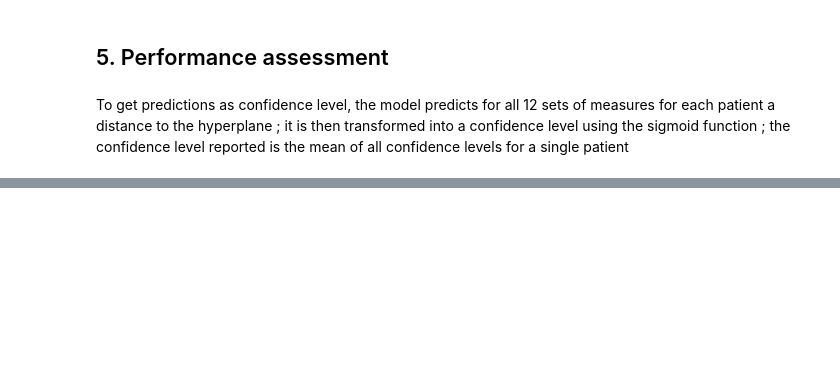
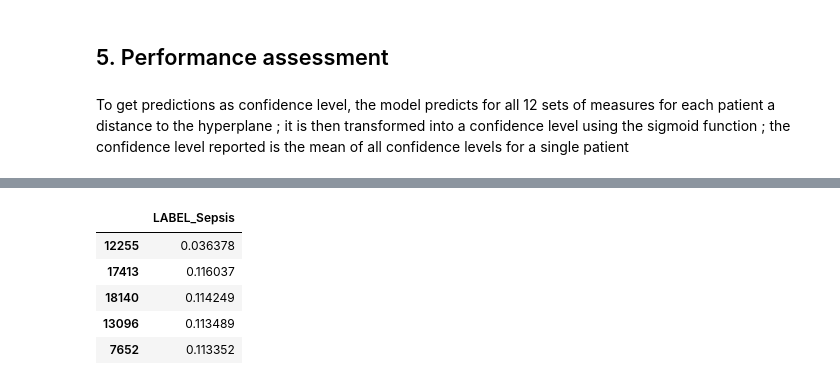
Before and after one commit to pjhartout/Introduction_to_Machine_Learning, a Jupyter notebook: projects/project_2/subtask1and2.ipynb, the cells around one changed output, grey strips where cells are left out. Cells and saved outputs as stored; diff of their text form; code cells hidden in the pictures; blank space fills up the shorter version.

```diff
--- a/projects/project_2/subtask1.ipynb
+++ b/projects/project_2/subtask1and2.ipynb
@@ -255,0 +259,2 @@ for i in range(len(y_train_set)):
+# %%
+X_train_resampled_sepsis, y_train_resampled_sepsis = oversampling_strategies(X_train, y_train_sepsis, strategy="adasyn")
@@ -401,0 +439,2 @@ gridsearch_non_lin_svm_models = get_models(X_train_resampled_set, y_train_resamp
+# %%
+naive_sepsis_model = get_model_sepsis(X_train_resampled_sepsis,y_train_resampled_sepsis,alpha=5,typ="naive", reduced=True, size=100)
@@ -439,6 +489,30 @@ def get_predictions(X_test,test_pids,svm_models,reduced=True,nb_patients=100):
         df = pd.DataFrame({test: y_mean},index=test_pids)
         df_pred = pd.concat([df_pred,df], axis=1)
     return df_pred
+# %%
+def get_sepsis_predictions(X_test,test_pids,svm,reduced=True,nb_patients=100):
+    """Function to obtain predictions for every model, as a confidence level : the closer to 1 (resp 0), the more confidently)
+            the sample belongs to class 1 (resp 0).
+        Parameters: X_test = np.array, set of preprocessed test values
+                    test_pids = np.array, unique set of patient ids in test set
+                    svm_models = list, fitted svm models to training set
+                    reduced = boolean, default True, if random sampling of dataset to test of smaller dataset
+                    nb_patients = int, size of number of patients selected, ignored if reduced == False
+        Returns:
+                df_pred = pd.DataFrame, dataframe containing for each patient id the predicted label as a confidence level
+    """
+    if reduced:
+        # sample at random nb_patients patients
+        test_pids = sample(list(test_pids),nb_patients)
+        X_test = X_test[test_pids]
+    # decision_function returns the distance to the hyperplane
+    y_conf = svm.decision_function(X_test)
+    # compute the predictions as confidence levels, ie using sigmoid function instead of sign function
+    y_pred = [sigmoid_f(y_conf[i]) for i in range(len(y_conf))]
+    # use the mean of the computation for each patient as overall confidence level
+    y_mean = [np.mean(y_pred[i:i+12]) for i in range(len(test_pids))]
+    df = pd.DataFrame({sepsis[0]: y_mean},index=test_pids)
+    return df
 # %%
 naive_predictions = get_predictions(X_test,test_pids,naive_svm_models,reduced=True,nb_patients=100)
 # %%
@@ -475,0 +554,9 @@ naive_non_lin_predictions.head()
+# %%
+naive_sepsis_predictions.head()
+# %% [output]
+|  | LABEL_Sepsis |
+| 12255 | 0.036378 |
+| 17413 | 0.116037 |
+| 18140 | 0.114249 |
+| 13096 | 0.113489 |
+| 7652 | 0.113352 |
```
Also changed, not shown: parts of 21 cells of this notebook, 1 other file.
